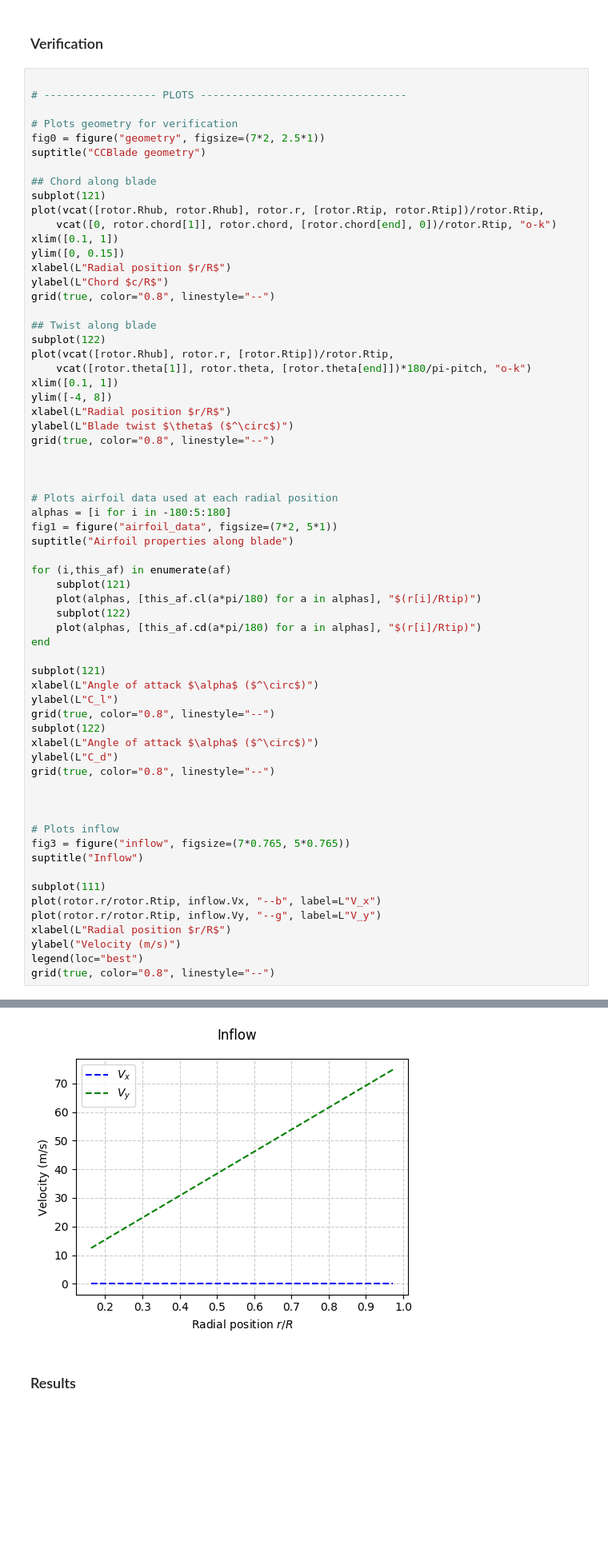
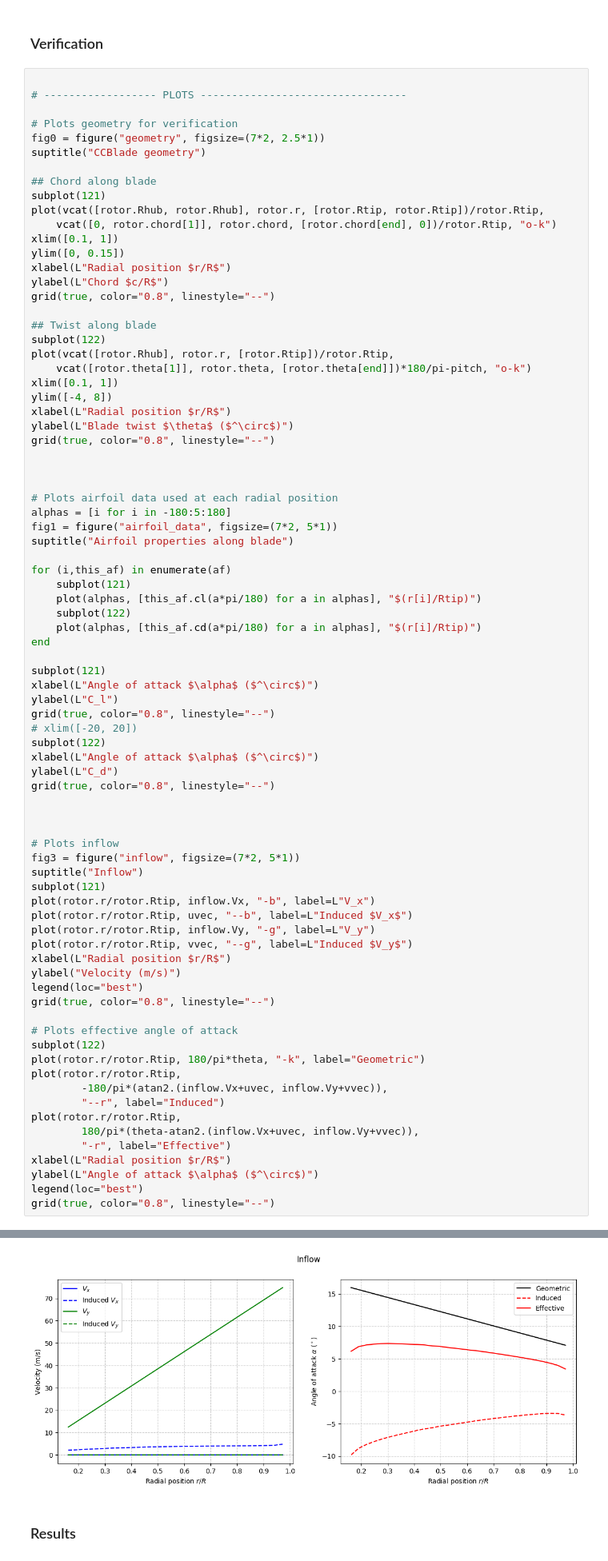
Before and after one commit to byuflowlab/CCBlade.jl, a Jupyter notebook: theory/Validation.ipynb, the cells around one changed output, grey strips where cells are left out. Shown: that part at 80% size. Cells and saved outputs as stored; diff of their text form; blank space fills up the shorter version.

```diff
--- a/theory/Validation.ipynb
+++ b/theory/Validation.ipynb
@@ -110,39 +111,55 @@ alphas = [i for i in -180:5:180]
 fig1 = figure("airfoil_data", figsize=(7*2, 5*1))
 suptitle("Airfoil properties along blade")
 
 for (i,this_af) in enumerate(af)
     subplot(121)
     plot(alphas, [this_af.cl(a*pi/180) for a in alphas], "$(r[i]/Rtip)")
     subplot(122)
     plot(alphas, [this_af.cd(a*pi/180) for a in alphas], "$(r[i]/Rtip)")
 end
 
 subplot(121)
 xlabel(L"Angle of attack $\alpha$ ($^\circ$)")
 ylabel(L"C_l")
 grid(true, color="0.8", linestyle="--")
+# xlim([-20, 20])
 subplot(122)
 xlabel(L"Angle of attack $\alpha$ ($^\circ$)")
 ylabel(L"C_d")
 grid(true, color="0.8", linestyle="--")
 
 
 
 # Plots inflow
-fig3 = figure("inflow", figsize=(7*0.765, 5*0.765))
+fig3 = figure("inflow", figsize=(7*2, 5*1))
 suptitle("Inflow")
-
-subplot(111)
-plot(rotor.r/rotor.Rtip, inflow.Vx, "--b", label=L"V_x")
-plot(rotor.r/rotor.Rtip, inflow.Vy, "--g", label=L"V_y")
+subplot(121)
+plot(rotor.r/rotor.Rtip, inflow.Vx, "-b", label=L"V_x")
+plot(rotor.r/rotor.Rtip, uvec, "--b", label=L"Induced $V_x$")
+plot(rotor.r/rotor.Rtip, inflow.Vy, "-g", label=L"V_y")
+plot(rotor.r/rotor.Rtip, vvec, "--g", label=L"Induced $V_y$")
 xlabel(L"Radial position $r/R$")
 ylabel("Velocity (m/s)")
 legend(loc="best")
 grid(true, color="0.8", linestyle="--")
+
+# Plots effective angle of attack
+subplot(122)
+plot(rotor.r/rotor.Rtip, 180/pi*theta, "-k", label="Geometric")
+plot(rotor.r/rotor.Rtip,
+        -180/pi*(atan2.(inflow.Vx+uvec, inflow.Vy+vvec)),
+        "--r", label="Induced")
+plot(rotor.r/rotor.Rtip,
+        180/pi*(theta-atan2.(inflow.Vx+uvec, inflow.Vy+vvec)),
+        "-r", label="Effective")
+xlabel(L"Radial position $r/R$")
+ylabel(L"Angle of attack $\alpha$ ($^\circ$)")
+legend(loc="best")
+grid(true, color="0.8", linestyle="--")
 # %% [output]
 [figure]
 [figure]
-[figure, old version]
+[figure, new version]
 # %% [markdown]
 ### Results
 # %%
```
Also changed, not shown: parts of 9 cells of this notebook, 3 other files.
